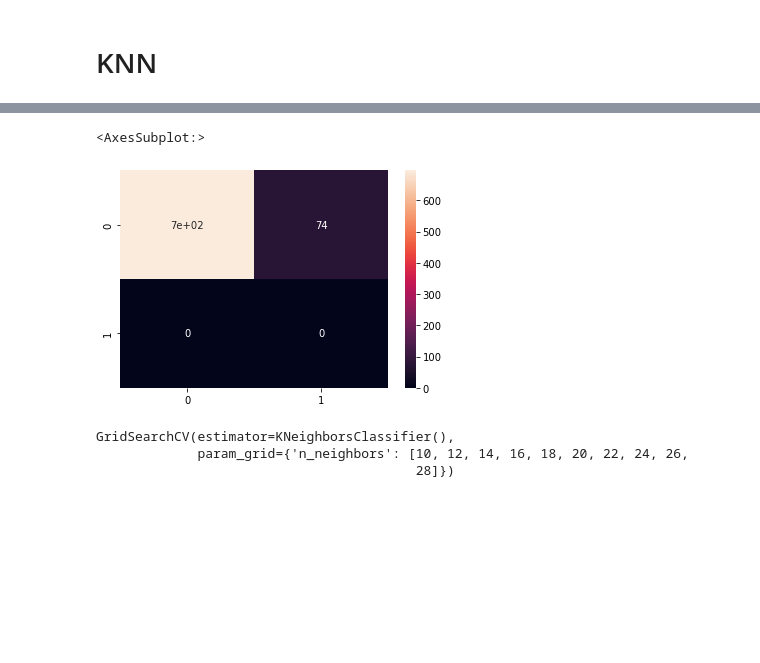
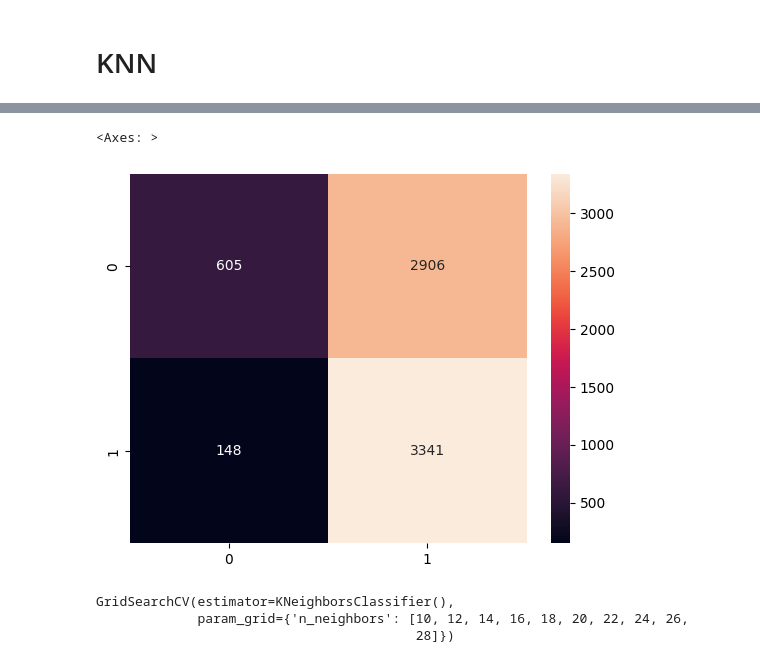
Before and after one commit to asRot0/machine-learning, a Jupyter notebook: notebook/Sentiment_Analysis_knn_pipeline.ipynb, the cells around one changed output, grey strips where cells are left out. Drawn from its saved outputs; the diff is of its cells as text; code cells hidden in the pictures; blank space fills up the shorter version.

```diff
--- a/notebook/Sentiment_Analysis_knn_pipeline.ipynb
+++ b/notebook/Sentiment_Analysis_knn_pipeline.ipynb
@@ -57,6 +57,6 @@ plt.show()
 # %%
-positive_review=list(df[df['sentiment']=='positive']['review'])[:1000]
-negative_review=list(df[df['sentiment']=='negative']['review'])[:1000]
+positive_review=list(df[df['sentiment']=='positive']['review'])[:]
+negative_review=list(df[df['sentiment']=='negative']['review'])[:]
 # %%
 print(len(positive_review))
 # %% [output]
@@ -270,12 +270,12 @@ accuracy_test_list = []
 # f1_train_list =[]
 # f1_test_list=[]
 
-for i in range(61,71,4):
+for i in range(10,100,10):
 
     print('K',i)
 
     # initialization
-    neigh = KNeighborsClassifier(n_neighbors=i)
+    neigh = KNeighborsClassifier(n_neighbors=i,weights='uniform', algorithm='auto', p=1,n_jobs = -1)
 
     # Training
     neigh.fit(X_train_resampled, y_train_resampled)
@@ -299,18 +299,4 @@ for i in range(61,71,4):
     print(accuracy_train,accuracy_test)
     # print(f1_train,f1_test)
     print()
-
-
-
-# overfit (risky unstable)
-# train - 90
-# test - 70
-
-# test - 55
-
-# ideal both the value are close ( stable)
-# train- 75
-# test - 68
-
-# test - 65
 # %% [output]
@@ -336,7 +331,7 @@ from sklearn.metrics import accuracy_score
 from sklearn.metrics import f1_score
 
 # initialization
-neigh = KNeighborsClassifier(n_neighbors=65)
+neigh = KNeighborsClassifier(n_neighbors=40)
 
 # Training
 neigh.fit(X_train_resampled, y_train_resampled)
@@ -354,5 +349,5 @@ f1_test = f1_score(y_pred_test,y_test)
 
 
 print(accuracy_train,accuracy_test)
-print(f1_test,f1_test)
+print(f1_train,f1_test)
 # %% [output]
@@ -382,9 +391,11 @@ array([[696,  74],
 # %%
 import seaborn as sns
-sns.heatmap(c, annot=True)
+from sklearn.metrics import confusion_matrix
+c= confusion_matrix(y_train,y_pred_train)
+sns.heatmap(c, annot=True, fmt='g')
 # %% [output]
-<AxesSubplot:>
+<Axes: >
-[figure, old version]
+[figure, new version]
 # %%
 # random search cv
 # grid search cv
```
Also changed, not shown: parts of 18 cells of this notebook.
